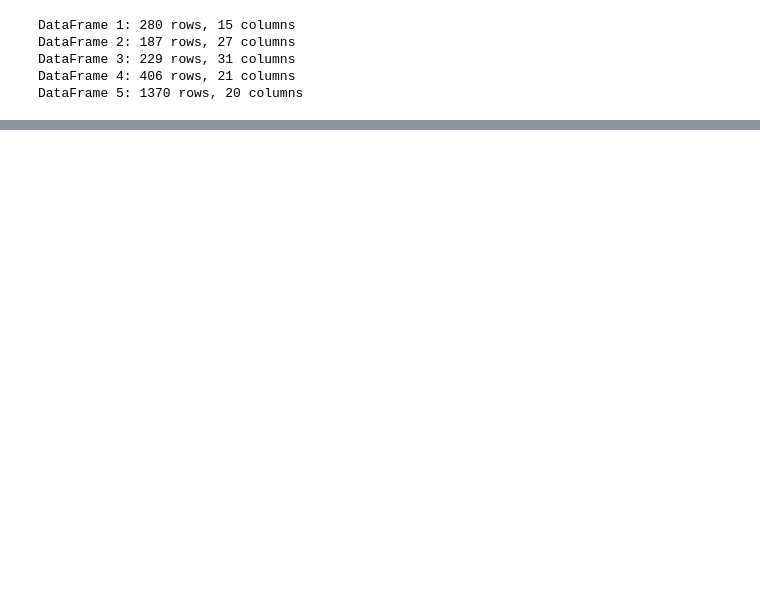
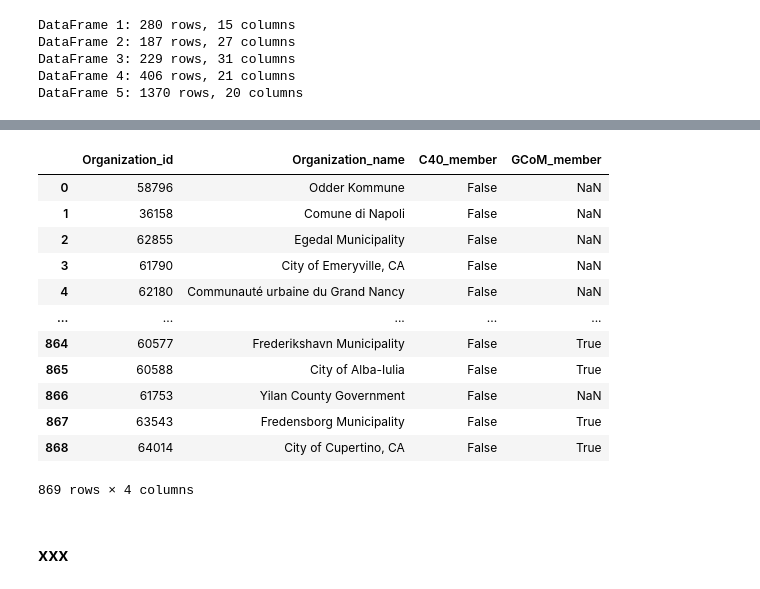
Before and after one commit to Gruppe-H/DB_assignment1, a Jupyter notebook: Dataset Cleanup.ipynb, the cells around one changed output, grey strips where cells are left out. Saved outputs shown, nothing was run; the diff lists cells and outputs as text; code cells hidden in the pictures; blank space fills up the shorter version.

```diff
--- a/Dataset Cleanup.ipynb
+++ b/Dataset Cleanup.ipynb
@@ -47,0 +337,4 @@ df4.head(1)
+# %%
+# Combine the 2 unique pairs dfs into 1
+combined_unique_pairs = pd.concat([unique_pairs_combined, unique_pairs]).drop_duplicates(subset=[org_no])
+combined_unique_pairs
@@ -47,0 +355,3 @@ df4.head(1)
+# %%
+final_df_with_c40 = pd.merge(final_df, combined_unique_pairs, on=org_no, how='left')
+final_df_with_c40
@@ -47,0 +394,4 @@ df4.head(1)
+# %%
+# Renaming the column
+df5.rename(columns={'GCoM City': GCoM}, inplace=True)
+df5[GCoM].head(2)
@@ -47,0 +402,4 @@ df4.head(1)
+# %%
+# Since only df5 has GCoM, we only need to get unique pairs between org_no and GCoM for df5
+unique_pairs_gcom = df5[[org_no, GCoM]].drop_duplicates()
+unique_pairs_gcom
@@ -47,0 +420,18 @@ df4.head(1)
+# %%
+# Now we merge the unique_pairs_gcom into our final_df(_with_c40)
+final_df_with_gcom = pd.merge(final_df_with_c40, unique_pairs_gcom, on=org_no, how='left')
+final_df_with_gcom
+# %% [output]
+|  | Organization_id | Organization_name | C40_member | GCoM_member |
+| 0 | 58796 | Odder Kommune | False | NaN |
+| 1 | 36158 | Comune di Napoli | False | NaN |
+| 2 | 62855 | Egedal Municipality | False | NaN |
+| 3 | 61790 | City of Emeryville, CA | False | NaN |
+| 4 | 62180 | Communauté urbaine du Grand Nancy | False | NaN |
+| ... | ... | ... | ... | ... |
+| 864 | 60577 | Frederikshavn Municipality | False | True |
+| 865 | 60588 | City of Alba-Iulia | False | True |
+| 866 | 61753 | Yilan County Government | False | NaN |
+| 867 | 63543 | Fredensborg Municipality | False | True |
+| 868 | 64014 | City of Cupertino, CA | False | True |
+869 rows × 4 columns
@@ -47,0 +440,2 @@ df4.head(1)
+# %% [markdown]
+### xxx
```
Also changed, not shown: parts of 37 cells of this notebook.
